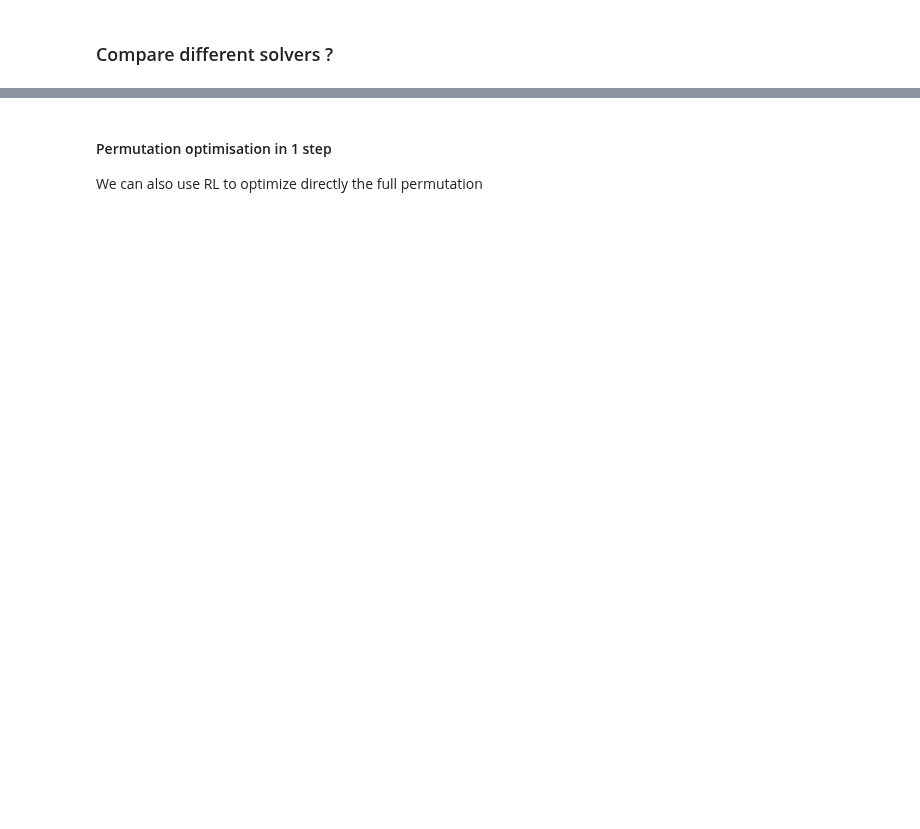
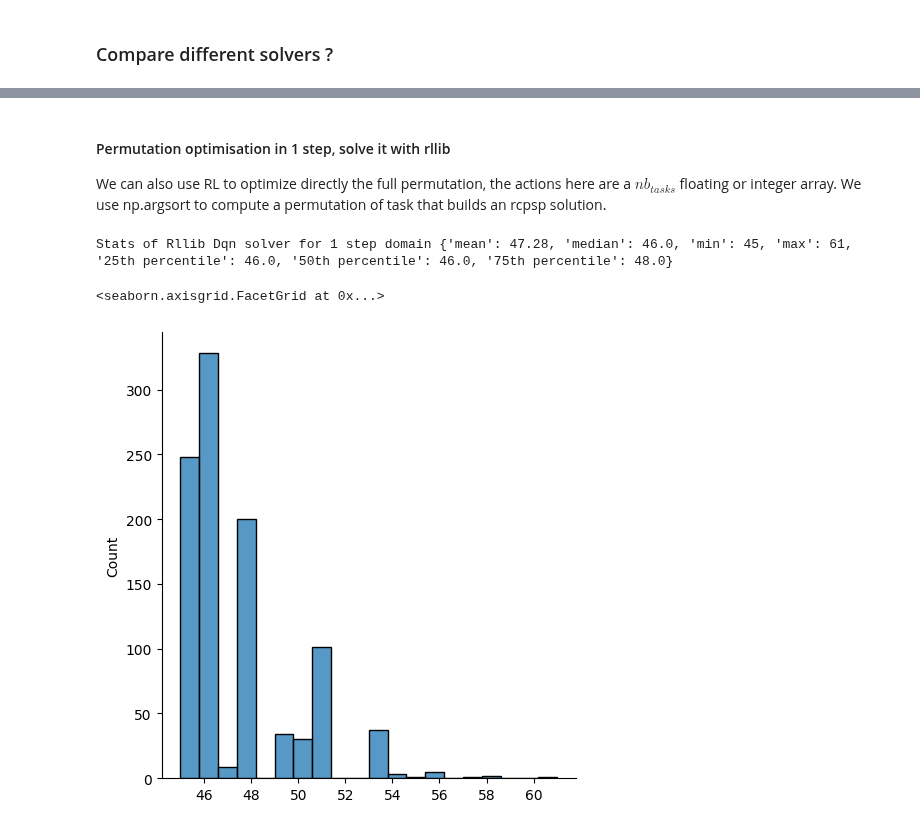
Before and after one commit to fteicht/icaps24-skdecide-tutorial, a Jupyter notebook: notebooks/Scheduling tutorial.ipynb, the cells around one changed output, grey strips where cells are left out. Drawn from its saved outputs; the diff is of its cells as text; code cells hidden in the pictures; blank space fills up the shorter version.

```diff
--- a/notebooks/Scheduling tutorial.ipynb
+++ b/notebooks/Scheduling tutorial.ipynb
@@ -979,10 +878,6 @@ RL is particularly suited for stochastic domains.
 # %%
-from discrete_optimization.rcpsp.rcpsp_model import RCPSPSolution
 from rcpsp_domains.stochastic_rcpsp_sk_domain import (StochasticRCPSPSGSDomain,
                                                       records)
-from skdecide.hub.solver.stable_baselines import StableBaseline
-from skdecide.utils import rollout
-
 records.clear()
 domain_sk = StochasticRCPSPSGSDomain(
     model,
@@ -999,7 +894,6 @@ domain_sk = StochasticRCPSPSGSDomain(
         only_available_tasks=False,
     ),
 )
-from stable_baselines3 import A2C, DQN, PPO
 
 solver_args = {
     "baselines_policy": "MlpPolicy",
@@ -1030,18 +924,8 @@ for k in range(100):
         return_episodes=True,
     )
     if domain_sk.state[-1, 0]:
-        solution_rcpsp = RCPSPSolution(
-            problem=model,
-            rcpsp_schedule={
-                t: {
-                    "start_time": domain_sk.state[domain_sk.task_to_index[t], 1],
-                    "end_time": domain_sk.state[domain_sk.task_to_index[t], 1]
-                    + domain_sk.dur[domain_sk.task_to_index[t]],
-                }
-                for t in model.tasks_list
-            },
-        )
         makespan_stochastic.append(domain_sk.state[-1, 1])
+clear_output()
 # %%
 fig, ax = plt.subplots(1)
 records_stochastic = np.array(records)
@@ -1113,6 +1001,6 @@ plt.show()
 # %% [markdown]
-#### Permutation optimisation in 1 step
-We can also use RL to optimize directly the full permutation
+#### Permutation optimisation in 1 step, solve it with rllib
+We can also use RL to optimize directly the full permutation, the actions here are a $nb_{tasks}$ floating or integer array. We use np.argsort to compute a permutation of task that builds an rcpsp solution.
 # %%
 import os
 
@@ -1142,3 +1030,10 @@ print(compute_statistics(np.array(makespans_rllib_one_step)))
+# %%
+print("Stats of Rllib Dqn solver for 1 step domain", compute_statistics(np.array(makespans_rllib_one_step)))
+sns.displot(makespans_rllib_one_step, bins=20)
+# %% [output]
+Stats of Rllib Dqn solver for 1 step domain {'mean': 47.28, 'median': 46.0, 'min': 45, 'max': 61, '25th percentile': 46.0, '50th percentile': 46.0, '75th percentile': 48.0}
+<seaborn.axisgrid.FacetGrid at 0x...>
+[figure, added]
 # %%
 from rcpsp_domains.rcpsp_sk_domain_local_search import (
     ParamsDomainEncodingLSOneStep, RCPSP_LS_Domain, RCPSP_LS_Domain_OneStep,
```
Also changed, not shown: parts of 56 cells of this notebook, 2 other files.
